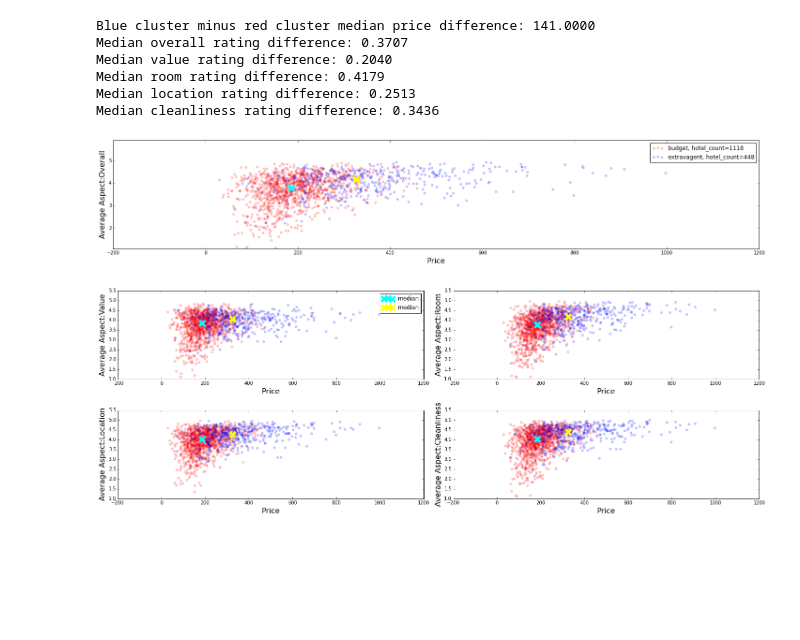
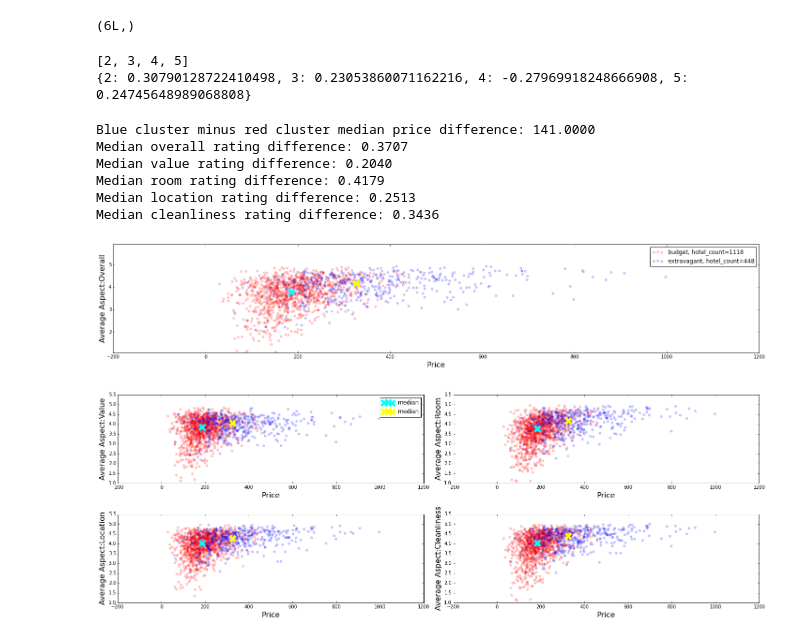
Before and after one commit to rkw0k/Hotel-Reviews, a Jupyter notebook: project.ipynb, the cells around one changed output. Drawn from its saved outputs; the diff is of its cells as text; code cells hidden in the pictures; blank space fills up the shorter version.

Commit message:
gap_statistic

```diff
--- a/project.ipynb
+++ b/project.ipynb
@@ -66,6 +51,6 @@ def avg_rating(hid, aspects):
 Hinfo = get_hotel_info()
 # %%
-cluster0, cluster1 = 'budget', 'extravagent'
+cluster0, cluster1 = 'budget', 'extravagant'
 def plot_two_hotel(Hinfo1, Hinfo2):
     len1 = int(len(Hinfo1))
     len2 = int(len(Hinfo2))
@@ -169,32 +154,29 @@ df = get_avgdf(hinfo)
 # Feature matrix for each hotel
 X = df[['price', 'avgO', 'avgV', 'avgR', 'avgL']].values;
 # %%
-numK = range(2, 3)
-sil = []
-inert = []
+K = 6
+numK = range(2, K + 1)
+gap_stat, sil, inert = [], [], []
 for K in numK:
     # Code to pick the best K in Kmeans
+
     kmeans_model = KMeans(K, init='random', n_init=20,
                     precompute_distances=False,
                     random_state=1).fit(X)
+
     Y = kmeans_model.labels_
     inert.append(kmeans_model.inertia_)
     sil.append(metrics.silhouette_score(X, Y, metric='euclidean'))
-label_idx = []
-idx = []
-hcluster = []
+
+label_idx, df_idx, hcluster, xcluster = [], [], [], []
+
 for k in xrange(K):
     label_idx.append(np.where(Y==k))
-    idx.append(label_idx[k][0])
-    hcluster.append(Hinfo[idx[k]])
+    df_idx.append(label_idx[k][0])
+    hcluster.append(Hinfo[df_idx[k]])
+    xcluster.append(X[Y==k])
+
+
+print np.shape(xcluster)
+# %% [output]
+(6L,)
-# %%
-c1medians, c2medians = plot_two_hotel(hcluster[0], hcluster[1])
-# %% [output]
-Blue cluster minus red cluster median price difference: 141.0000
-Median overall rating difference: 0.3707
-Median value rating difference: 0.2040
-Median room rating difference: 0.4179
-Median location rating difference: 0.2513
-Median cleanliness rating difference: 0.3436
-[figure, removed]
-[figure, removed]
@@ -201,33 +251,63 @@ Median cleanliness rating difference: 0.3436
+# %%
+maxK = 5
+numK = range(2, maxK + 1)
+for K in numK:
+    # run multiple K means for data X
+    kmeans_model = KMeans(K, init='random', n_init=20,
+                    precompute_distances=False,
+                    random_state=1).fit(X)
+
+    Y = kmeans_model.labels_
+
+cluster = []
+for k in xrange(maxK):
+    cluster.append(X[Y==k])
+
+print gap_statistic(cluster) # k = 2 is positive, so choose num_clusters = 2
+# %% [output]
+[2, 3, 4, 5]
+{2: 0.30790128722410498, 3: 0.23053860071162216, 4: -0.27969918248666908, 5: 0.24745648989068808}
 # %%
+c1medians, c2medians = plot_two_hotel(hcluster[0], hcluster[1])
+
 def plot_one_city(Hinfo, idx, cluster=0):
     '''
     INPUT: cities and the clusters
 
     OUTPUT: histogram of city occurences
 
     For cities in each cluster, plot the distribution of locations.
-    idx -> cities
+    df_idx -> cities
     '''
     if cluster == 0:
         c = 'r'
     elif cluster == 1:
         c = 'b'
     else:
         return None
     cities = hinfo.ix[idx[cluster]].groupby('location').size()
     df = cities.to_frame(name='count')
     cities = df[df['count'] > 2]
     c_sorted = cities.sort('count')
     y = c_sorted.values
     Y = [k[0] for k in y]
     labels = c_sorted.index.values
     print Y, len(Y)
     fig = plt.figure(figsize=(14,5))
     plt.bar(range(len(y)), Y, color=c, alpha=0.2)
     plt.xticks(np.arange(len(y)) + 0.5, labels, rotation=90)
 
-# plot_one_city(Hinfo, idx, cluster=0)
-# plot_one_city(Hinfo, idx, cluster=1)
+# plot_one_city(Hinfo, df_idx, cluster=0)
+# plot_one_city(Hinfo, df_idx, cluster=1)
+# %% [output]
+Blue cluster minus red cluster median price difference: 141.0000
+Median overall rating difference: 0.3707
+Median value rating difference: 0.2040
+Median room rating difference: 0.4179
+Median location rating difference: 0.2513
+Median cleanliness rating difference: 0.3436
+[figure, added]
+[figure, added]
 # %%
 def plot2cluster(Hinfo, idx, c1medians, c2medians):
     '''
```
Also changed, not shown: parts of 5 cells of this notebook, 2 other files.
